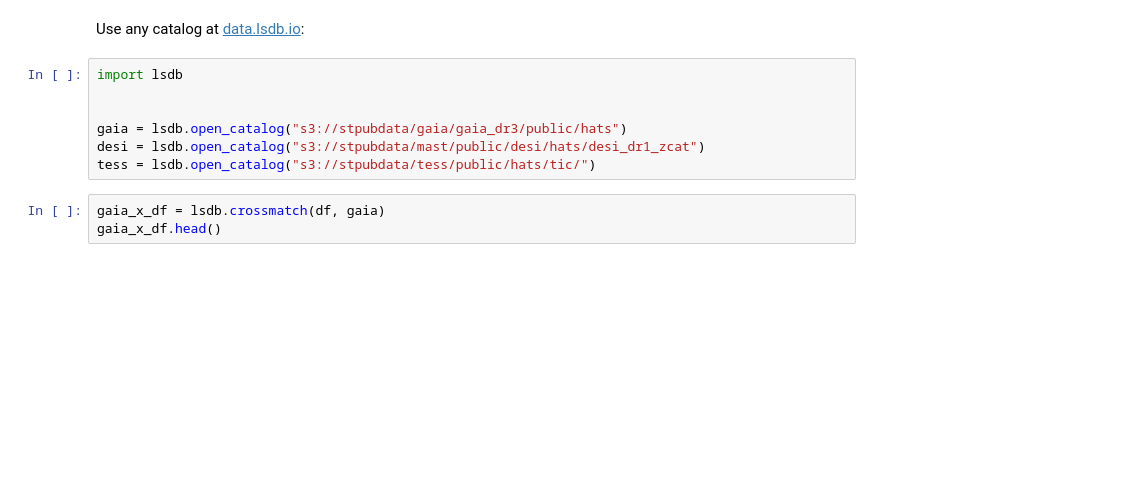
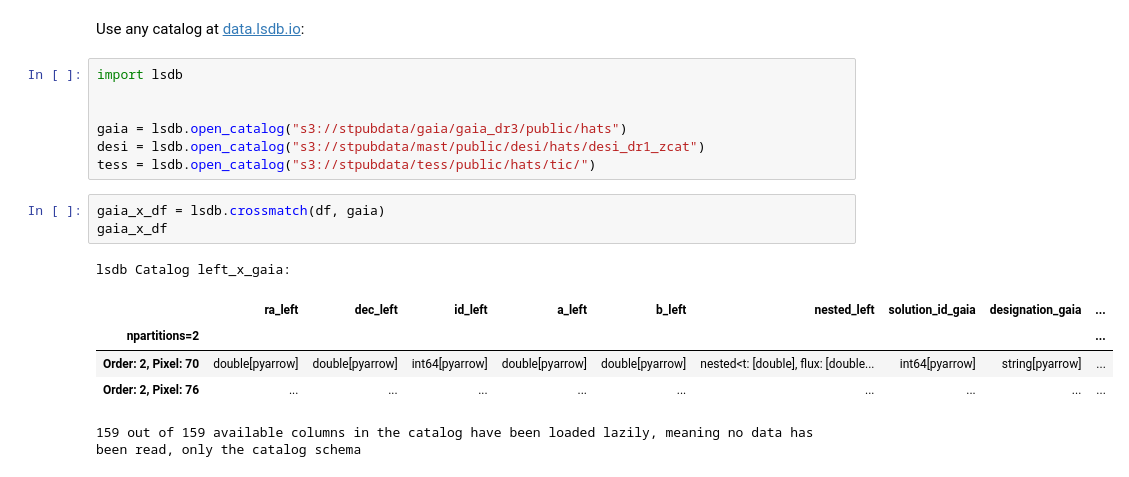
Before and after one commit to olivialynn/lf-2026, a Jupyter notebook: 3.Catalyst/dataframe_xmatch.ipynb, the cells around one changed output. Drawn from its saved outputs; the diff is of its cells as text; blank space fills up the shorter version.

```diff
--- a/3.Catalyst/dataframe_xmatch.ipynb
+++ b/3.Catalyst/dataframe_xmatch.ipynb
@@ -48,4 +67,11 @@ desi = lsdb.open_catalog("s3://stpubdata/mast/public/desi/hats/desi_dr1_zcat")
 tess = lsdb.open_catalog("s3://stpubdata/tess/public/hats/tic/")
 # %%
 gaia_x_df = lsdb.crossmatch(df, gaia)
-gaia_x_df.head()
+gaia_x_df
+# %% [output]
+lsdb Catalog left_x_gaia:
+|  | ra_left | dec_left | id_left | a_left | b_left | nested_left | solution_id_gaia | designation_gaia | ... |
+| npartitions=2 |  |  |  |  |  |  |  |  | ... |
+| Order: 2, Pixel: 70 | double[pyarrow] | double[pyarrow] | int64[pyarrow] | double[pyarrow] | double[pyarrow] | nested<t: [double], flux: [double... | int64[pyarrow] | string[pyarrow] | ... |
+| Order: 2, Pixel: 76 | ... | ... | ... | ... | ... | ... | ... | ... | ... |
+159 out of 159 available columns in the catalog have been loaded lazily, meaning no data has been read, only the catalog schema
```
Also changed, not shown: parts of 7 cells of this notebook, 2 other files.
